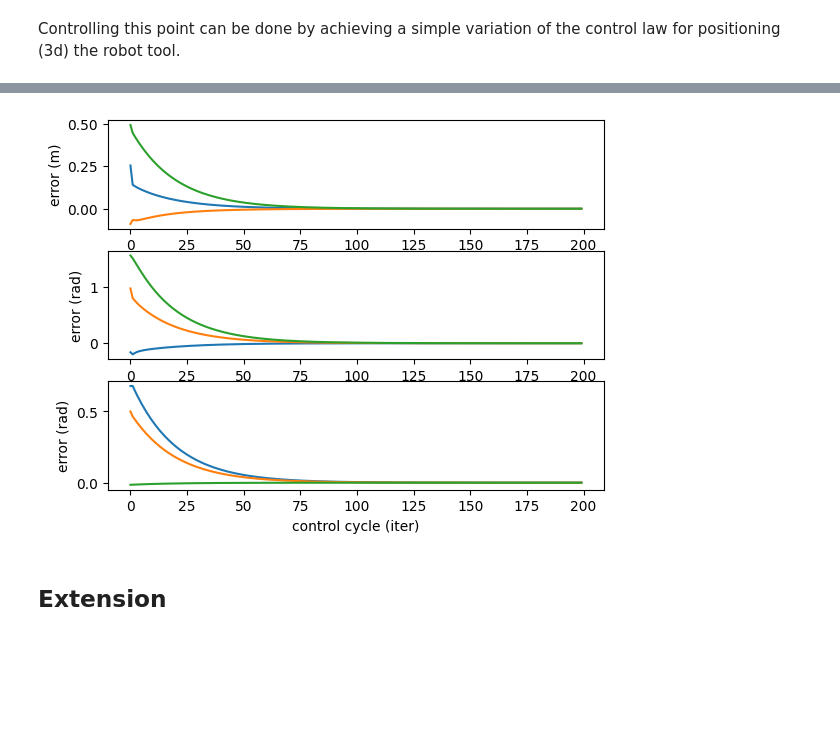
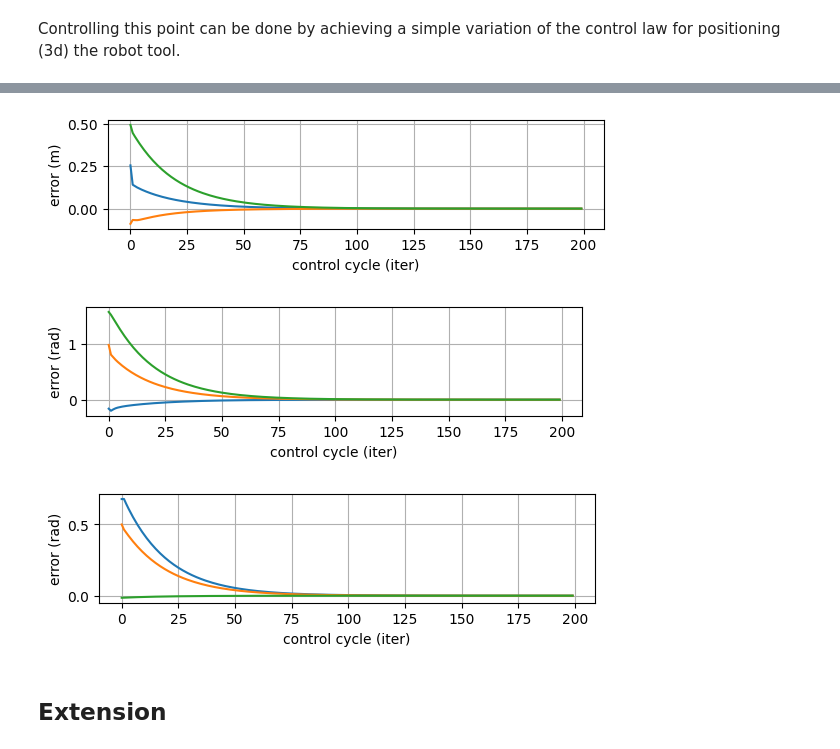
Before and after one commit to balthazarneveu/MVA23_robotics, a Jupyter notebook: 2_inverse_kinematics.ipynb, the cells around one changed output, grey strips where cells are left out. Cells and saved outputs as stored; diff of their text form; code cells hidden in the pictures; blank space fills up the shorter version.

```diff
--- a/2_inverse_kinematics.ipynb
+++ b/2_inverse_kinematics.ipynb
@@ -802,18 +802,26 @@ viz.applyConfiguration('current_6D',o_Mtool)
 # %%
 plt.subplot(311)
 plt.plot([ e[:3] for e in herr])
 plt.xlabel('control cycle (iter)')
 plt.ylabel('error (m)')
+plt.grid()
+plt.show();
 plt.subplot(312)
 plt.plot([ e[3:] for e in herr])
 plt.xlabel('control cycle (iter)')
-plt.ylabel('error (rad)');
+plt.ylabel('error (rad)')
+plt.grid()
+plt.show();
 plt.subplot(313)
 plt.plot([ e for e in herr2])
 plt.xlabel('control cycle (iter)')
-plt.ylabel('error (rad)');
+plt.ylabel('error (rad)')
+plt.grid()
+plt.show();
 # %% [output]
-[figure, old version]
+[figure, new version]
+[figure, added]
+[figure, added]
 # %% [markdown]
 ## Extension
 # %% [markdown]
```
Also changed, not shown: parts of 1 cell of this notebook.
